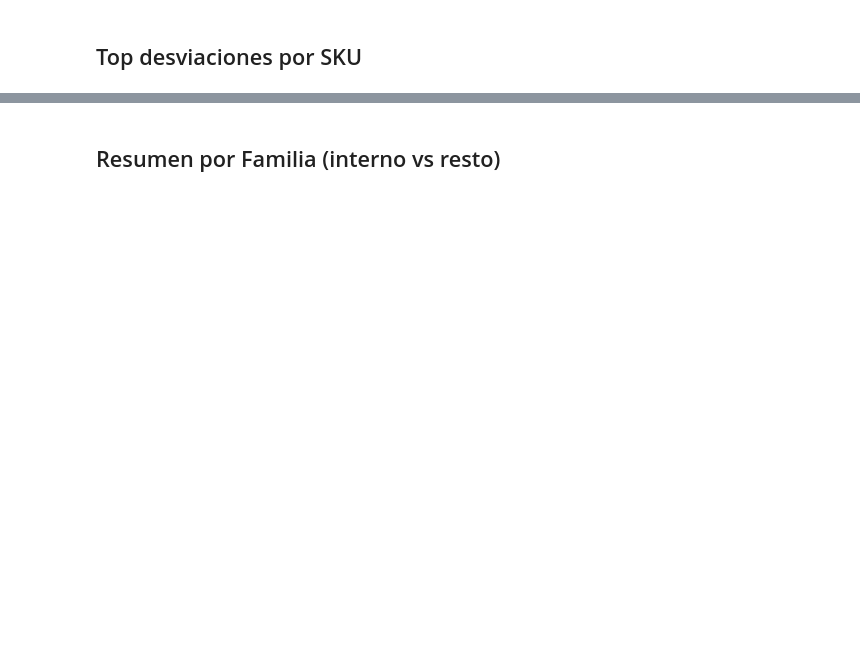
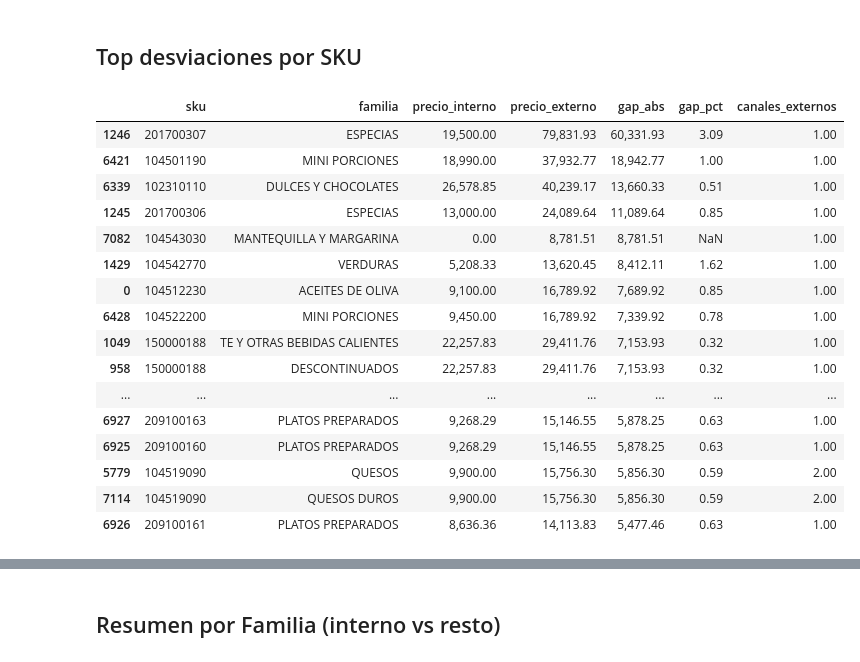
Before and after one commit to sicatalan/posicionamiento, a Jupyter notebook: analisis_posicionamiento.ipynb, the cells around one changed output, grey strips where cells are left out. Drawn from its saved outputs; the diff is of its cells as text; code cells hidden in the pictures; blank space fills up the shorter version.

```diff
--- a/analisis_posicionamiento.ipynb
+++ b/analisis_posicionamiento.ipynb
@@ -162,19 +236,47 @@ display(sku_comp.head(10))
 ## Top desviaciones por SKU
 # %%
 sku_ok = sku_comp.dropna(subset=['precio_interno','precio_externo']).copy()
+# Winsorización por signo (solo para graficar)
+neg = sku_ok['gap_abs'] < 0
+pos = sku_ok['gap_abs'] > 0
+cap_pos = sku_ok.loc[pos, 'gap_abs'].quantile(0.99) if pos.any() else np.nan
+cap_neg = sku_ok.loc[neg, 'gap_abs'].abs().quantile(0.99) if neg.any() else np.nan
+sku_ok['gap_abs_clip'] = sku_ok['gap_abs']
+sku_ok.loc[pos, 'gap_abs_clip'] = sku_ok.loc[pos, 'gap_abs'].clip(upper=cap_pos)
+sku_ok.loc[neg, 'gap_abs_clip'] = -np.minimum(sku_ok.loc[neg, 'gap_abs'].abs(), cap_neg)
 top_pos = sku_ok.sort_values('gap_abs', ascending=False).head(20)
 top_neg = sku_ok.sort_values('gap_abs', ascending=True).head(20)
 display(top_pos[['sku','familia','precio_interno','precio_externo','gap_abs','gap_pct','canales_externos']])
 display(top_neg[['sku','familia','precio_interno','precio_externo','gap_abs','gap_pct','canales_externos']])
 
-fig1 = px.bar(top_pos, x='sku', y='gap_abs', color='familia', title='Top 20 SKU con mayor gap positivo (externo > interno)')
-fig1.update_layout(xaxis_title='SKU', yaxis_title='Gap absoluto')
+x1 = 'descripcion' if 'descripcion' in top_pos.columns else 'sku'
+fig1 = px.bar(top_pos, x=x1, y='gap_abs_clip', color='familia', title='Top 20 SKU con mayor gap positivo (externo > interno)')
+fig1.update_layout(xaxis_title='SKU', yaxis_title='Gap absoluto (cap p99 por signo)')
 fig1.show()
 
-fig2 = px.bar(top_neg, x='sku', y='gap_abs', color='familia', title='Top 20 SKU con mayor gap negativo (interno > externo)')
-fig2.update_layout(xaxis_title='SKU', yaxis_title='Gap absoluto')
+x2 = 'descripcion' if 'descripcion' in top_neg.columns else 'sku'
+fig2 = px.bar(top_neg, x=x2, y='gap_abs_clip', color='familia', title='Top 20 SKU con mayor gap negativo (interno > externo)')
+fig2.update_layout(xaxis_title='SKU', yaxis_title='Gap absoluto (cap p99 por signo)')
 fig2.show()
 
 fig3 = px.histogram(sku_ok, x='gap_pct', nbins=50, title='Distribución gap porcentual (externo vs interno)')
 fig3.update_layout(xaxis_title='Gap %', yaxis_title='Frecuencia')
 fig3.show()
+# %% [output]
+|  | sku | familia | precio_interno | precio_externo | gap_abs | gap_pct | canales_externos |
+| 1246 | 201700307 | ESPECIAS | 19,500.00 | 79,831.93 | 60,331.93 | 3.09 | 1.00 |
+| 6421 | 104501190 | MINI PORCIONES | 18,990.00 | 37,932.77 | 18,942.77 | 1.00 | 1.00 |
+| 6339 | 102310110 | DULCES Y CHOCOLATES | 26,578.85 | 40,239.17 | 13,660.33 | 0.51 | 1.00 |
+| 1245 | 201700306 | ESPECIAS | 13,000.00 | 24,089.64 | 11,089.64 | 0.85 | 1.00 |
+| 7082 | 104543030 | MANTEQUILLA Y MARGARINA | 0.00 | 8,781.51 | 8,781.51 | NaN | 1.00 |
+| 1429 | 104542770 | VERDURAS | 5,208.33 | 13,620.45 | 8,412.11 | 1.62 | 1.00 |
+| 0 | 104512230 | ACEITES DE OLIVA | 9,100.00 | 16,789.92 | 7,689.92 | 0.85 | 1.00 |
+| 6428 | 104522200 | MINI PORCIONES | 9,450.00 | 16,789.92 | 7,339.92 | 0.78 | 1.00 |
+| 1049 | 150000188 | TE Y OTRAS BEBIDAS CALIENTES | 22,257.83 | 29,411.76 | 7,153.93 | 0.32 | 1.00 |
+| 958 | 150000188 | DESCONTINUADOS | 22,257.83 | 29,411.76 | 7,153.93 | 0.32 | 1.00 |
+| ... | ... | ... | ... | ... | ... | ... | ... |
+| 6927 | 209100163 | PLATOS PREPARADOS | 9,268.29 | 15,146.55 | 5,878.25 | 0.63 | 1.00 |
+| 6925 | 209100160 | PLATOS PREPARADOS | 9,268.29 | 15,146.55 | 5,878.25 | 0.63 | 1.00 |
+| 5779 | 104519090 | QUESOS | 9,900.00 | 15,756.30 | 5,856.30 | 0.59 | 2.00 |
+| 7114 | 104519090 | QUESOS DUROS | 9,900.00 | 15,756.30 | 5,856.30 | 0.59 | 2.00 |
+| 6926 | 209100161 | PLATOS PREPARADOS | 8,636.36 | 14,113.83 | 5,477.46 | 0.63 | 1.00 |
```
Also changed, not shown: parts of 15 cells of this notebook, 6 other files.
